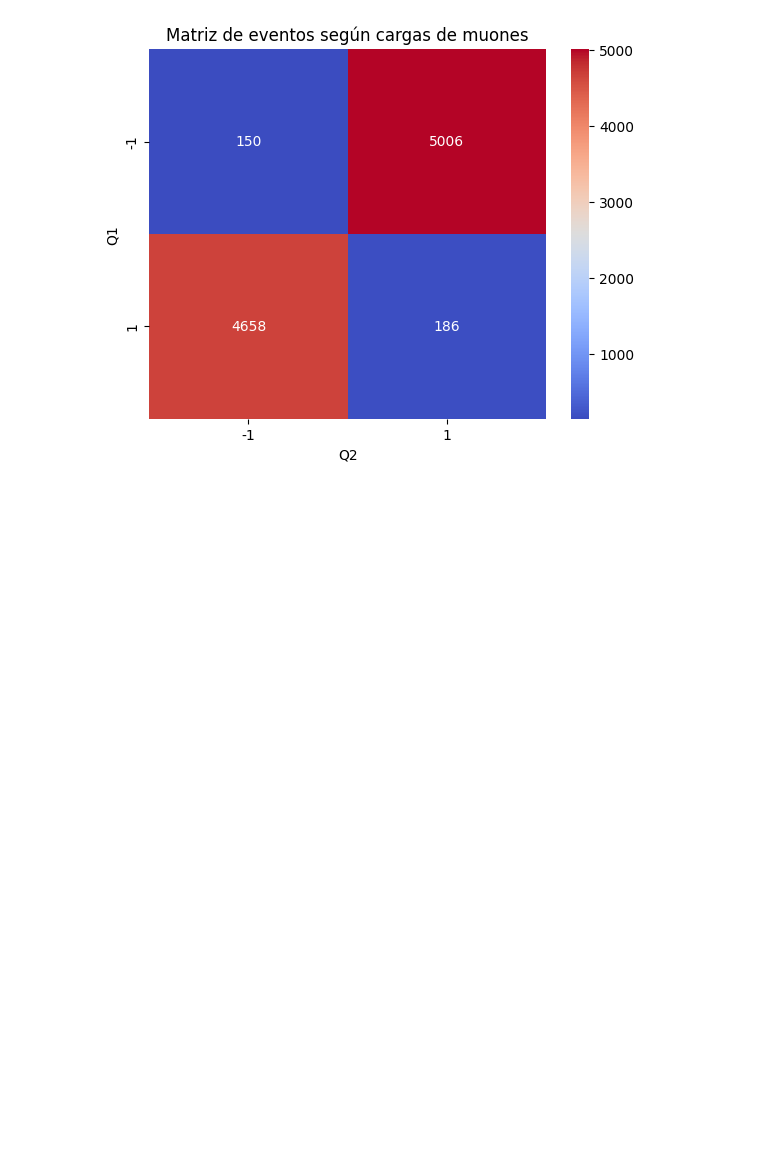
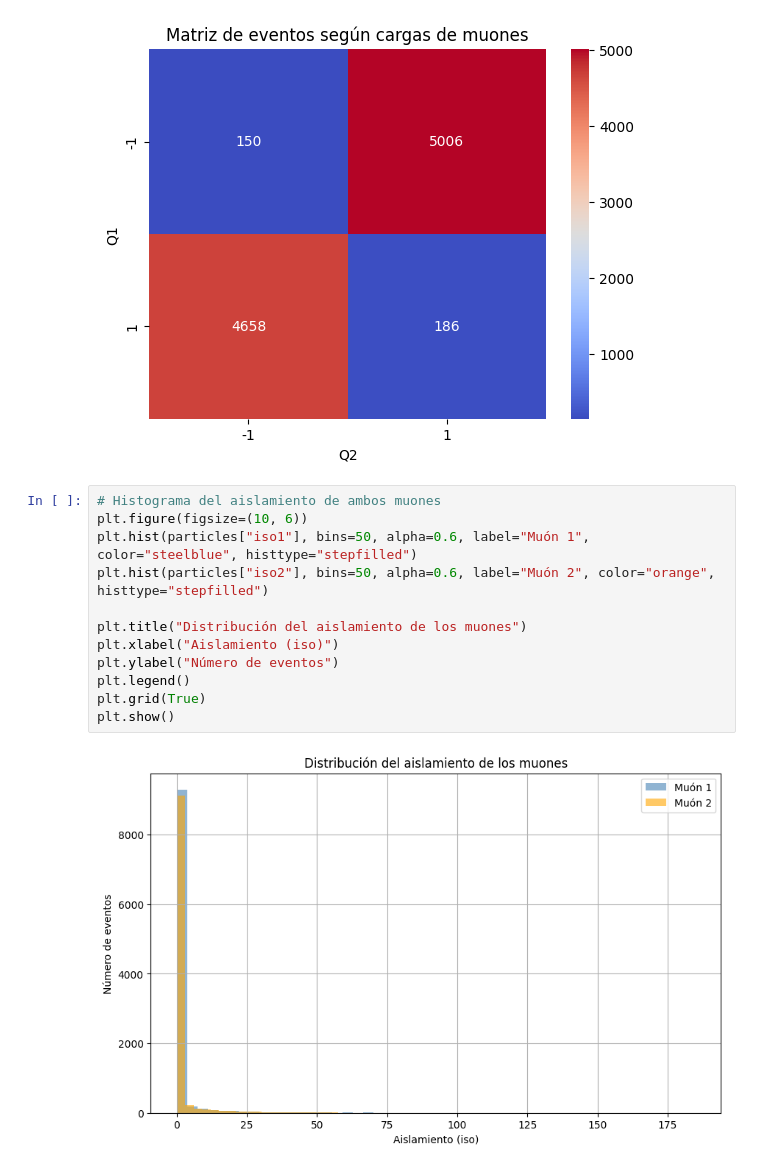
Before and after one commit to ProgramasParaFisicaDeParticulas/lecturadedatosabiertoscmszmumu-Pioquinto9, a Jupyter notebook: CMSOpenDataZtoMuMu.ipynb, the cells around one changed output. Cells and saved outputs as stored; diff of their text form; blank space fills up the shorter version.

```diff
--- a/CMSOpenDataZtoMuMu.ipynb
+++ b/CMSOpenDataZtoMuMu.ipynb
@@ -96,3 +96,17 @@ plt.ylabel("Q1")
 plt.show()
 # %% [output]
 [figure]
+# %%
+# Histograma del aislamiento de ambos muones
+plt.figure(figsize=(10, 6))
+plt.hist(particles["iso1"], bins=50, alpha=0.6, label="Muón 1", color="steelblue", histtype="stepfilled")
+plt.hist(particles["iso2"], bins=50, alpha=0.6, label="Muón 2", color="orange", histtype="stepfilled")
+
+plt.title("Distribución del aislamiento de los muones")
+plt.xlabel("Aislamiento (iso)")
+plt.ylabel("Número de eventos")
+plt.legend()
+plt.grid(True)
+plt.show()
+# %% [output]
+[figure, added]
```
